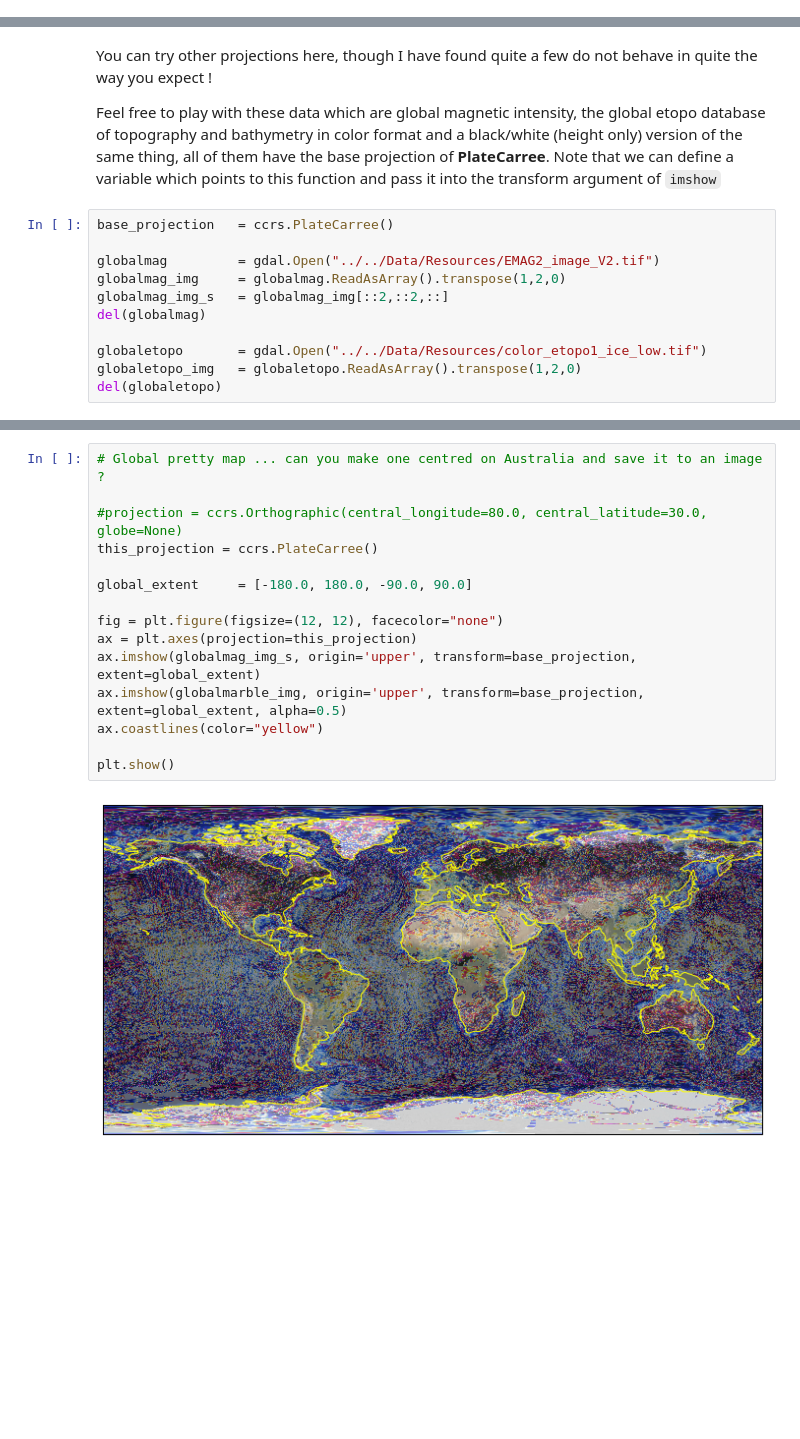
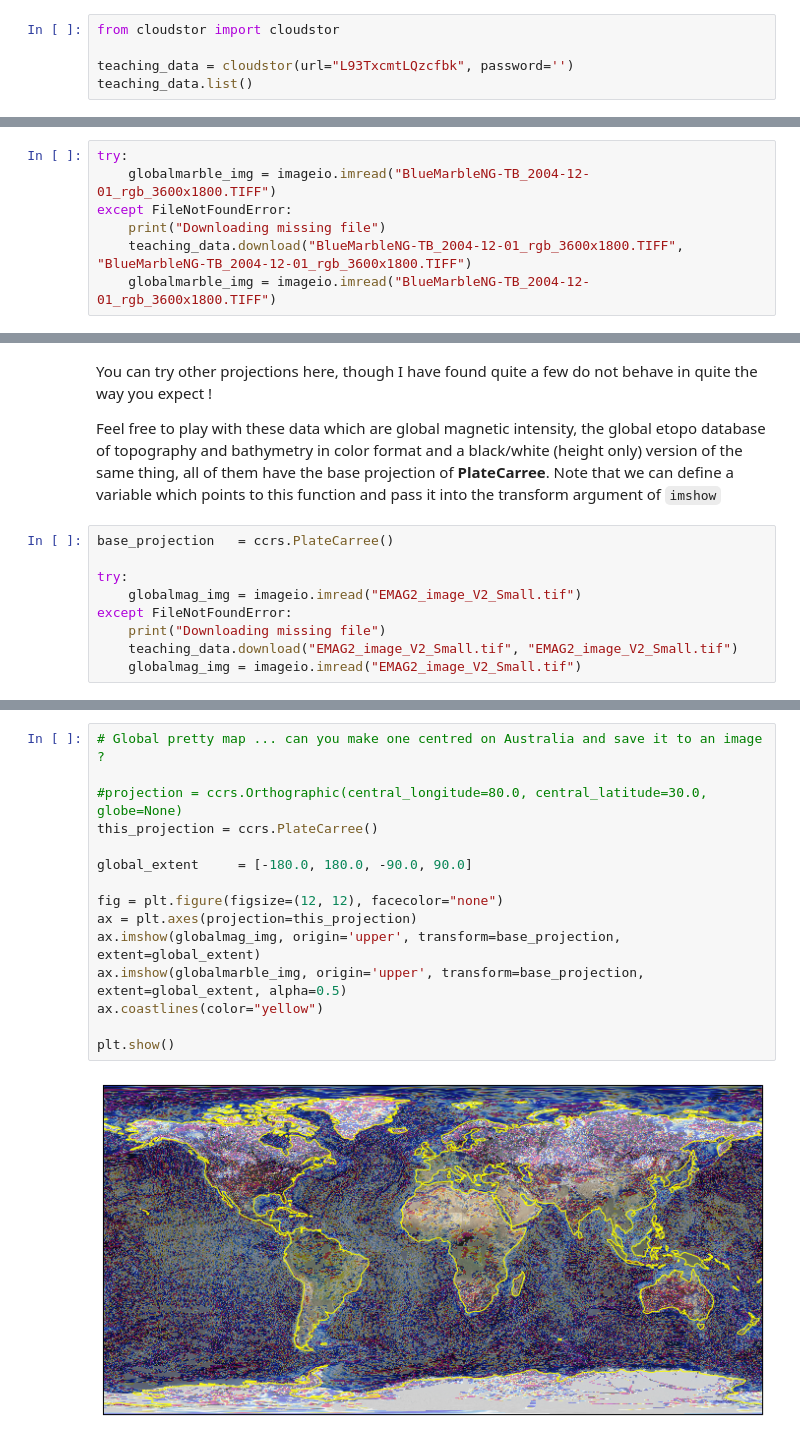
Before and after one commit to Underworld-Geodynamics-Education/Introduction2Python, a Jupyter notebook: CourseContent/Notebooks/Mapping/2-Images and GeoTIFFs.ipynb, the cells around one changed output, grey strips where cells are left out. Cells and saved outputs as stored; diff of their text form; blank space fills up the shorter version.

```diff
--- a/CourseContent/Notebooks/Mapping/2-Images and GeoTIFFs.ipynb
+++ b/CourseContent/Notebooks/Mapping/2-Images and GeoTIFFs.ipynb
@@ -22,0 +16,5 @@ globalmarble_img  = globalmarble.ReadAsArray().transpose(1,2,0)
+# %%
+from cloudstor import cloudstor
+
+teaching_data = cloudstor(url="L93TxcmtLQzcfbk", password='')
+teaching_data.list()
@@ -23,3 +44,10 @@ globalmarble_img  = globalmarble.ReadAsArray().transpose(1,2,0)
+# %%
+try:
+    globalmarble_img = imageio.imread("BlueMarbleNG-TB_2004-12-01_rgb_3600x1800.TIFF")
+except FileNotFoundError:
+    print("Downloading missing file")
+    teaching_data.download("BlueMarbleNG-TB_2004-12-01_rgb_3600x1800.TIFF", "BlueMarbleNG-TB_2004-12-01_rgb_3600x1800.TIFF")
+    globalmarble_img = imageio.imread("BlueMarbleNG-TB_2004-12-01_rgb_3600x1800.TIFF")
 # %%
 fig = plt.figure(figsize=(12, 12), facecolor="none")
 plt.imshow(globalmarble_img)
@@ -74,16 +89,14 @@ plt.show()
 You can try other projections here, though I have found quite a few do not behave in quite the way you expect !
 
 Feel free to play with these data which are global magnetic intensity, the global etopo database of topography and bathymetry in color format and a black/white (height only) version of the same thing, all of them have the base projection of **PlateCarree**. Note that we can define a variable which points to this function and pass it into the transform argument of ``imshow``
-# %%
-base_projection   = ccrs.PlateCarree()
-
-globalmag         = gdal.Open("../../Data/Resources/EMAG2_image_V2.tif")
-globalmag_img     = globalmag.ReadAsArray().transpose(1,2,0)
-globalmag_img_s   = globalmag_img[::2,::2,::]
-del(globalmag)
-
-globaletopo       = gdal.Open("../../Data/Resources/color_etopo1_ice_low.tif")
-globaletopo_img   = globaletopo.ReadAsArray().transpose(1,2,0)
-del(globaletopo)
+# %%
+base_projection   = ccrs.PlateCarree()
+
+try:
+    globalmag_img = imageio.imread("EMAG2_image_V2_Small.tif")
+except FileNotFoundError:
+    print("Downloading missing file")
+    teaching_data.download("EMAG2_image_V2_Small.tif", "EMAG2_image_V2_Small.tif")
+    globalmag_img = imageio.imread("EMAG2_image_V2_Small.tif")
 # %%
 print (globalmag_img.shape)
@@ -96,17 +107,17 @@ print (globalmarble_img.shape)
 # %%
 # Global pretty map ... can you make one centred on Australia and save it to an image ?
 
 #projection = ccrs.Orthographic(central_longitude=80.0, central_latitude=30.0, globe=None)
 this_projection = ccrs.PlateCarree()
 
 global_extent     = [-180.0, 180.0, -90.0, 90.0]
 
 fig = plt.figure(figsize=(12, 12), facecolor="none")
 ax = plt.axes(projection=this_projection)
-ax.imshow(globalmag_img_s, origin='upper', transform=base_projection, extent=global_extent)
+ax.imshow(globalmag_img, origin='upper', transform=base_projection, extent=global_extent)
 ax.imshow(globalmarble_img, origin='upper', transform=base_projection, extent=global_extent, alpha=0.5)
 ax.coastlines(color="yellow")
 
 plt.show()
 # %% [output]
-[figure, old version]
+[figure, new version]
```
Also changed, not shown: parts of 10 cells of this notebook, 7 other files.
